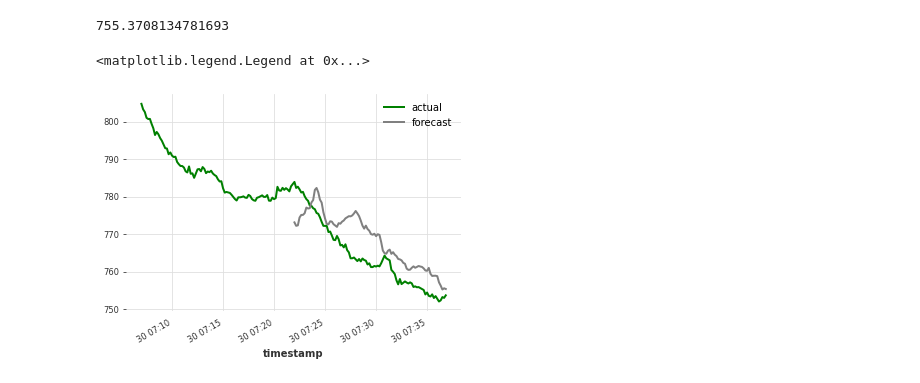
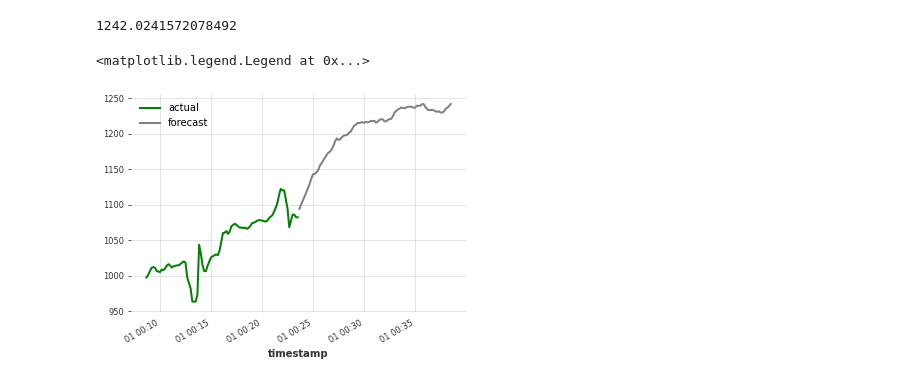
Before and after one commit to manuelbrgr/indoor-air-monitor, a Jupyter notebook: machine-learning/test-model.ipynb, the cells around one changed output. Cells and saved outputs as stored; diff of their text form; code cells hidden in the pictures.

```diff
--- a/machine-learning/test-model.ipynb
+++ b/machine-learning/test-model.ipynb
@@ -69,13 +69,13 @@ plt.legend()
 # %%
 from pytorch_lightning import Trainer
 
-position = 400
+position = 6530
 past = 90
 
 past_series_co2_part = series_co2_scaled[position:(position+past)]
 past_covariates_part = all_covariates_scaled[position:(position+past)]
 
-actual_co2 = series_co2_scaled[position:(position+past*2)]
+actual_co2 = series_co2_scaled[position:(position+past)]
 
 pred_list_scaled = model_co2.predict(n=past, series=past_series_co2_part, past_covariates=past_covariates_part, trainer=Trainer(accelerator="cpu"))
 
@@ -95,6 +95,6 @@ plt.legend()
-755.3708134781693
+1242.0241572078492
 <matplotlib.legend.Legend at 0x...>
-[figure, old version]
+[figure, new version]
 # %%
 from darts import metrics
 
```
Also changed, not shown: parts of 5 cells of this notebook, 6 other files.
